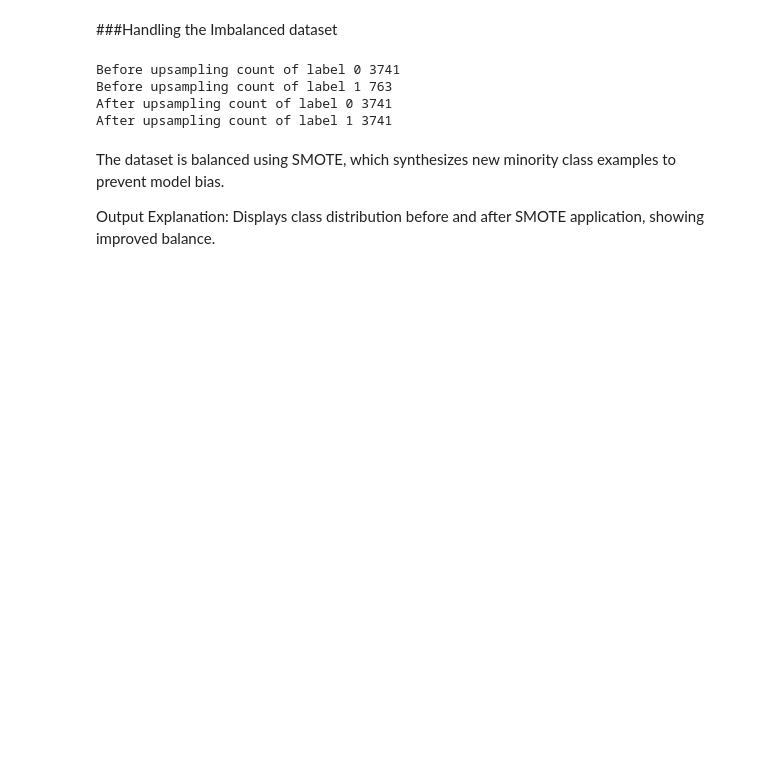
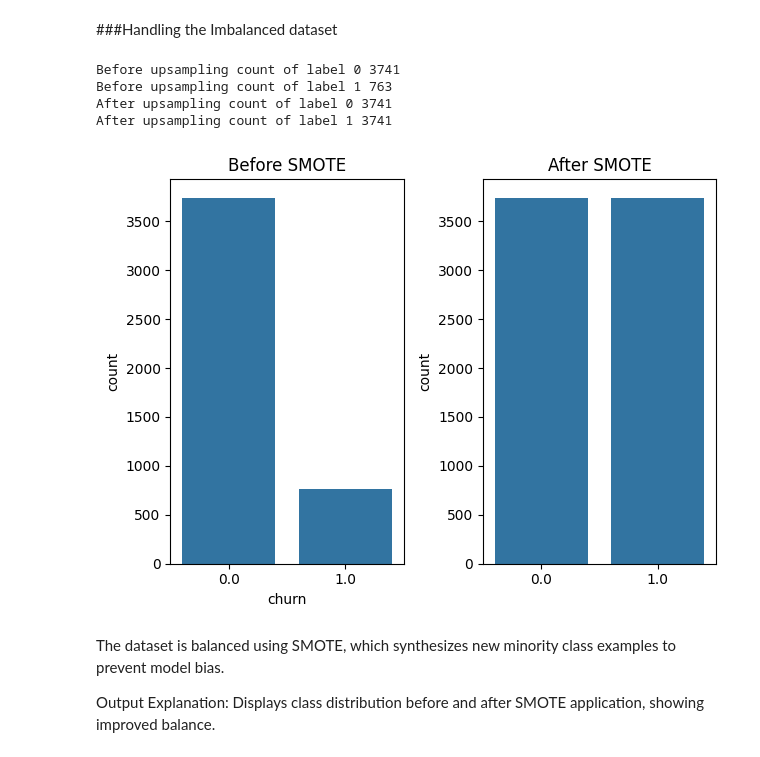
Before and after one commit to cheredi/Customer_churn, a Jupyter notebook: TATYANA_AMUGO_FINALPROJECT_CODE_UPDATED.ipynb, the cells around one changed output. Drawn from its saved outputs; the diff is of its cells as text; code cells hidden in the pictures; blank space fills up the shorter version.

```diff
--- a/TATYANA_AMUGO_FINALPROJECT_CODE_UPDATED.ipynb
+++ b/TATYANA_AMUGO_FINALPROJECT_CODE_UPDATED.ipynb
@@ -335,17 +518,29 @@ Output Explanation: Prints the number of samples in each subset, ensuring an app
 # %%
 print('Before upsampling count of label 0 {}'.format(sum(y_train==0)))
 print('Before upsampling count of label 1 {}'.format(sum(y_train==1)))
 # Minority Over Sampling Technique
 sm = SMOTE(sampling_strategy = 1, random_state=1)
 X_train_s, y_train_s = sm.fit_resample(X_train, y_train.ravel())
 
 print('After upsampling count of label 0 {}'.format(sum(y_train_s==0)))
 print('After upsampling count of label 1 {}'.format(sum(y_train_s==1)))
+
+# Before SMOTE
+plt.subplot(1, 2, 1)
+sns.countplot(x=y_train)
+plt.title("Before SMOTE")
+
+# After SMOTE
+plt.subplot(1, 2, 2)
+sns.countplot(x=y_train_s)
+plt.title("After SMOTE")
+plt.tight_layout();
 # %% [output]
 Before upsampling count of label 0 3741
 Before upsampling count of label 1 763
 After upsampling count of label 0 3741
 After upsampling count of label 1 3741
+[figure, added]
 # %% [markdown]
 The dataset is balanced using SMOTE, which synthesizes new minority class examples to prevent model bias.
 
```
Also changed, not shown: parts of 21 cells of this notebook.
